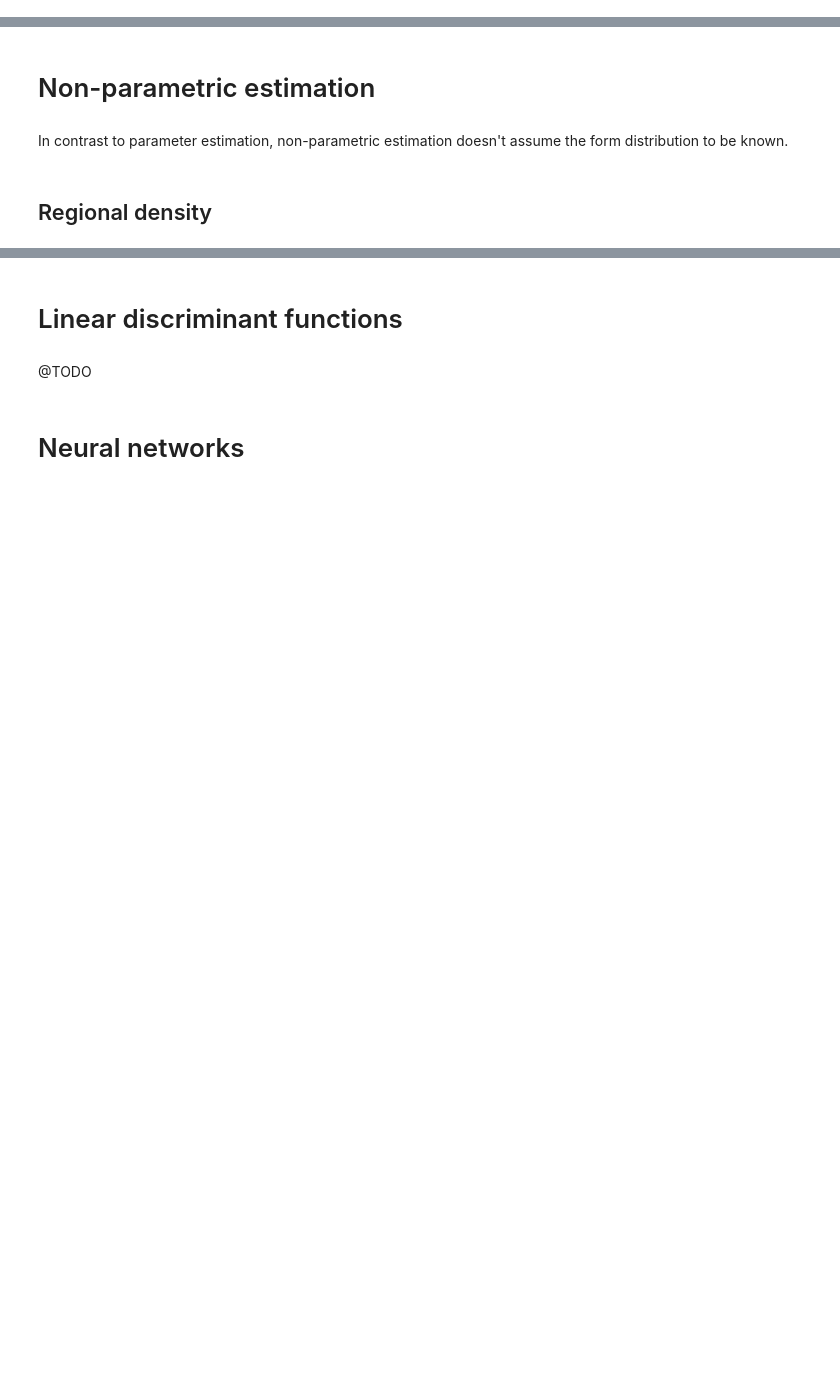
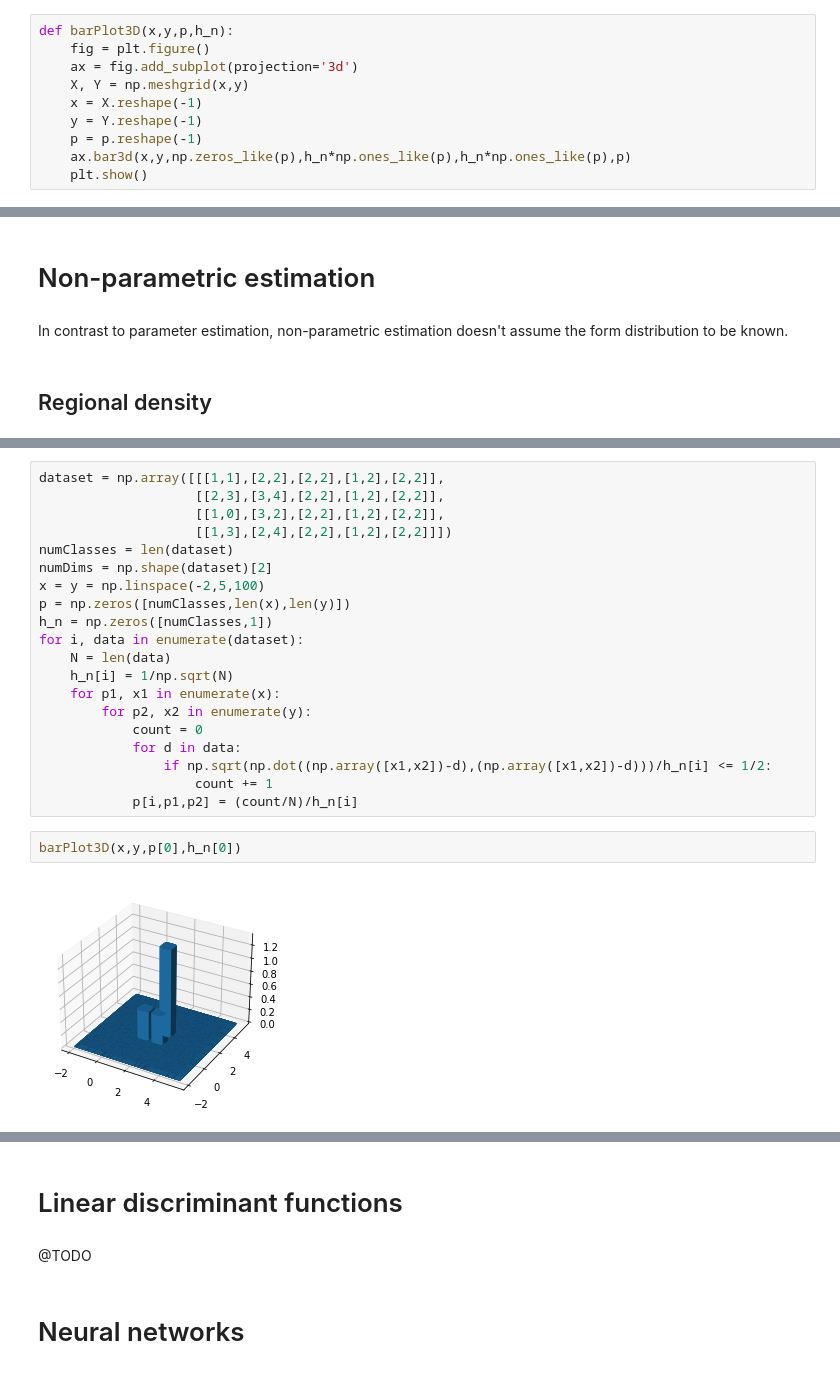
Before and after one commit to andreasnonslid/examPrepELE520, a Jupyter notebook: main.ipynb, the cells around one changed output, grey strips where cells are left out. Drawn from its saved outputs; the diff is of its cells as text; blank space fills up the shorter version.

```diff
--- a/main.ipynb
+++ b/main.ipynb
@@ -6,0 +36,10 @@ import sympy as sym
+# %%
+def barPlot3D(x,y,p,h_n):
+    fig = plt.figure()
+    ax = fig.add_subplot(projection='3d')
+    X, Y = np.meshgrid(x,y)
+    x = X.reshape(-1)
+    y = Y.reshape(-1)
+    p = p.reshape(-1)
+    ax.bar3d(x,y,np.zeros_like(p),h_n*np.ones_like(p),h_n*np.ones_like(p),p)
+    plt.show()
@@ -225,0 +309,24 @@ In contrast to parameter estimation, non-parametric estimation doesn't assume th
+# %%
+dataset = np.array([[[1,1],[2,2],[2,2],[1,2],[2,2]],
+                    [[2,3],[3,4],[2,2],[1,2],[2,2]],
+                    [[1,0],[3,2],[2,2],[1,2],[2,2]],
+                    [[1,3],[2,4],[2,2],[1,2],[2,2]]])
+numClasses = len(dataset)
+numDims = np.shape(dataset)[2]
+x = y = np.linspace(-2,5,100)
+p = np.zeros([numClasses,len(x),len(y)])
+h_n = np.zeros([numClasses,1])
+for i, data in enumerate(dataset):
+    N = len(data)
+    h_n[i] = 1/np.sqrt(N)
+    for p1, x1 in enumerate(x):
+        for p2, x2 in enumerate(y):
+            count = 0
+            for d in data:
+                if np.sqrt(np.dot((np.array([x1,x2])-d),(np.array([x1,x2])-d)))/h_n[i] <= 1/2:
+                    count += 1
+            p[i,p1,p2] = (count/N)/h_n[i]
+# %%
+barPlot3D(x,y,p[0],h_n[0])
+# %% [output]
+[figure, added]
```
Also changed, not shown: parts of 22 cells of this notebook.
